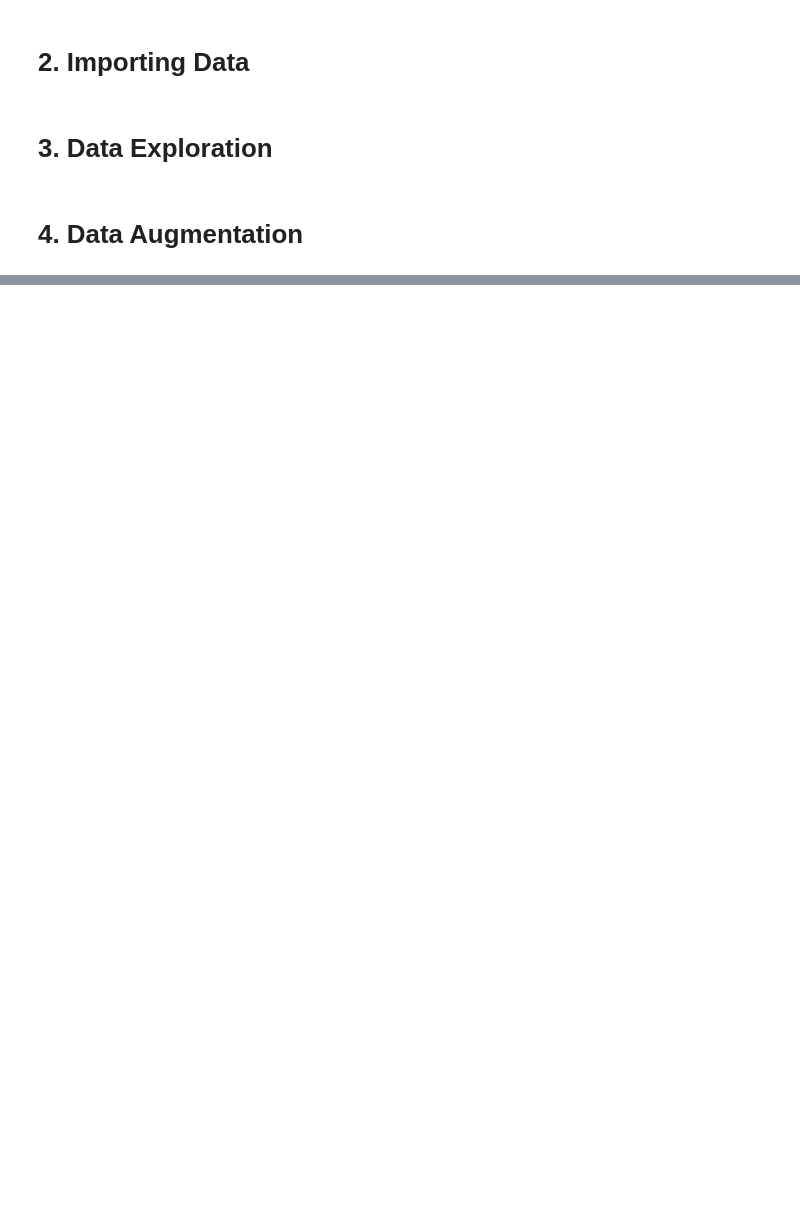
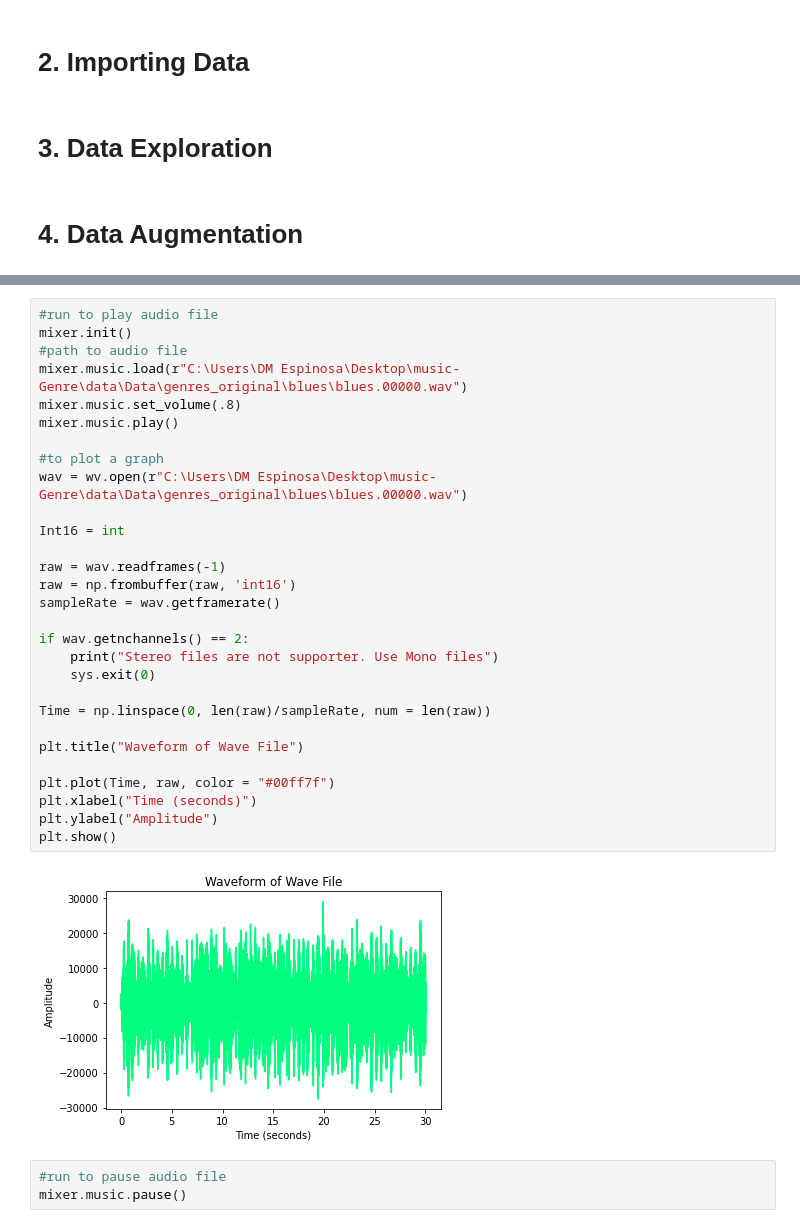
Before and after one commit to deanihou/music-Genre, a Jupyter notebook: data_collection.ipynb, the cells around one changed output, grey strips where cells are left out. Saved outputs shown, nothing was run; the diff lists cells and outputs as text; blank space fills up the shorter version.

Commit message:
with wave chart and spectrogram na

```diff
--- a/data_collection.ipynb
+++ b/data_collection.ipynb
@@ -36,0 +61,34 @@ from sklearn.metrics import classification_report
+# %%
+#run to play audio file
+mixer.init()
+#path to audio file
+mixer.music.load(r"C:\Users\DM Espinosa\Desktop\music-Genre\data\Data\genres_original\blues\blues.00000.wav")
+mixer.music.set_volume(.8)
+mixer.music.play()
+
+#to plot a graph
+wav = wv.open(r"C:\Users\DM Espinosa\Desktop\music-Genre\data\Data\genres_original\blues\blues.00000.wav")
+
+Int16 = int
+
+raw = wav.readframes(-1)
+raw = np.frombuffer(raw, 'int16')
+sampleRate = wav.getframerate()
+
+if wav.getnchannels() == 2:
+    print("Stereo files are not supporter. Use Mono files")
+    sys.exit(0)
+
+Time = np.linspace(0, len(raw)/sampleRate, num = len(raw))
+
+plt.title("Waveform of Wave File")
+
+plt.plot(Time, raw, color = "#00ff7f")
+plt.xlabel("Time (seconds)")
+plt.ylabel("Amplitude")
+plt.show()
+# %% [output]
+[figure, added]
+# %%
+#run to pause audio file
+mixer.music.pause()
```
Also changed, not shown: parts of 4 cells of this notebook, 1 other file.
